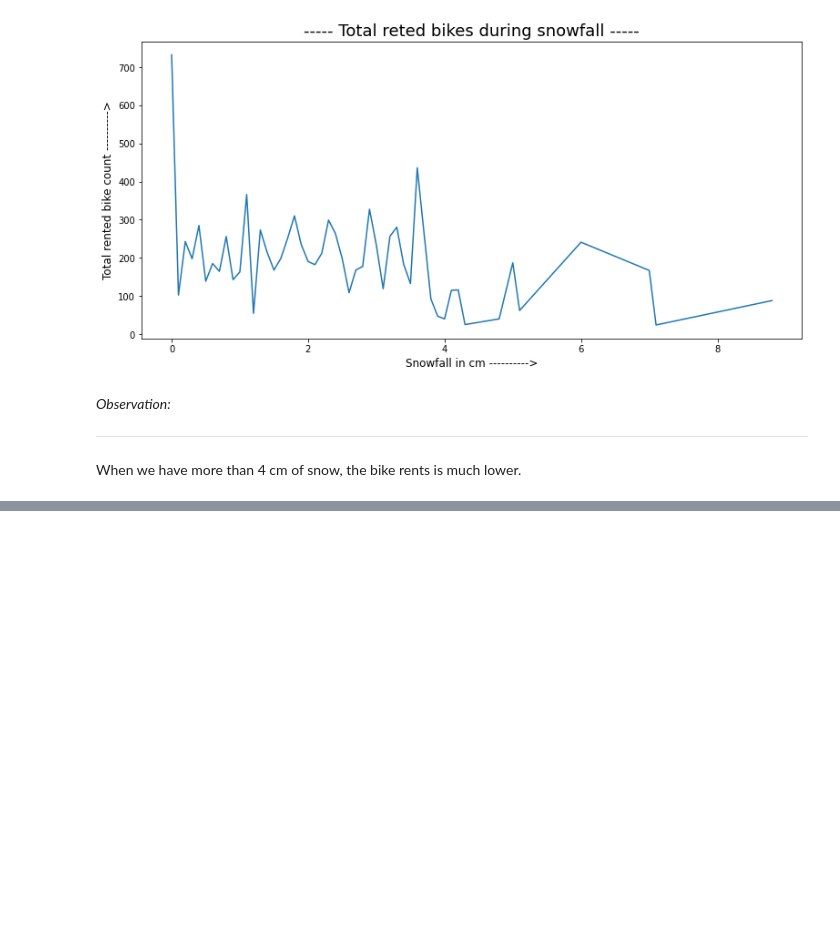
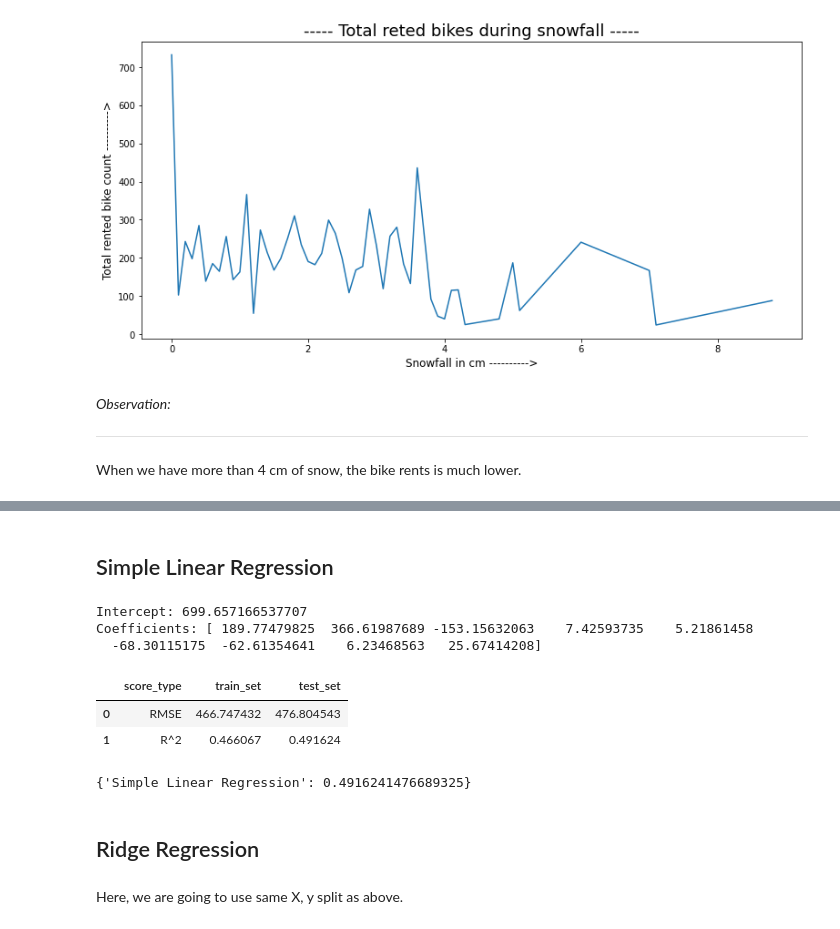
Before and after one commit to anupstar100/Seoul-Bike-Sharing-Demand-Prediction, a Jupyter notebook: SML_Capstone_Project_Bike_Sharing_Demand_Prediction_Capstone_Project.ipynb, the cells around one changed output, grey strips where cells are left out. Saved outputs shown, nothing was run; the diff lists cells and outputs as text; code cells hidden in the pictures; blank space fills up the shorter version.

```diff
--- a/SML_Capstone_Project_Bike_Sharing_Demand_Prediction_Capstone_Project.ipynb
+++ b/SML_Capstone_Project_Bike_Sharing_Demand_Prediction_Capstone_Project.ipynb
@@ -494,0 +522,2 @@ When we have more than 4 cm of snow, the bike rents is much lower.
+# %%
+X = StandardScaler().fit_transform(X)
@@ -494,0 +555,44 @@ When we have more than 4 cm of snow, the bike rents is much lower.
+# %%
+# TRAIN TEST SPLIT
+X_train, X_test, y_train, y_test = train_test_split(X, y, test_size = 0.2)
+# %% [markdown]
+## Simple Linear Regression
+# %%
+# TARINING OUR MODEL
+regressor = linear_model.LinearRegression()
+fit_regressor = regressor.fit(X_train, y_train)
+# %%
+# INTERCEPT AND COEFFICIENTS
+print(f'Intercept: {fit_regressor.intercept_} \nCoefficients: {fit_regressor.coef_}')
+# %% [output]
+Intercept: 699.657166537707
+Coefficients: [ 189.77479825  366.61987689 -153.15632063    7.42593735    5.21861458
+  -68.30115175  -62.61354641    6.23468563   25.67414208]
+# %%
+# PREDICTING THE TRAIN AND TEST DATA
+y_train_pred = fit_regressor.predict(X_train)
+y_test_pred = fit_regressor.predict(X_test)
+# %%
+# GETTING THE PERFORMANCE SCORE
+train_set_rmse = (np.sqrt(mean_squared_error(y_train_pred, y_train)))
+train_set_r2 = r2_score(y_train, y_train_pred)
+
+test_set_rmse = (np.sqrt(mean_squared_error(y_test_pred, y_test)))
+test_set_r2 = r2_score(y_test, y_test_pred)
+
+# REPRESENTING THE SCORES INTO A DATAFRAME
+score = {'score_type' : ['RMSE', 'R^2'], 'train_set' : [train_set_rmse, train_set_r2], 'test_set' : [test_set_rmse, test_set_r2]}
+pd.DataFrame(score)
+# %% [output]
+|  | score_type | train_set | test_set |
+| 0 | RMSE | 466.747432 | 476.804543 |
+| 1 | R^2 | 0.466067 | 0.491624 |
+# %%
+result['Simple Linear Regression'] = test_set_r2
+result
+# %% [output]
+{'Simple Linear Regression': 0.4916241476689325}
+# %% [markdown]
+## Ridge Regression
+# %% [markdown]
+Here, we are going to use same X, y split as above.
```
Also changed, not shown: parts of 9 cells of this notebook.
